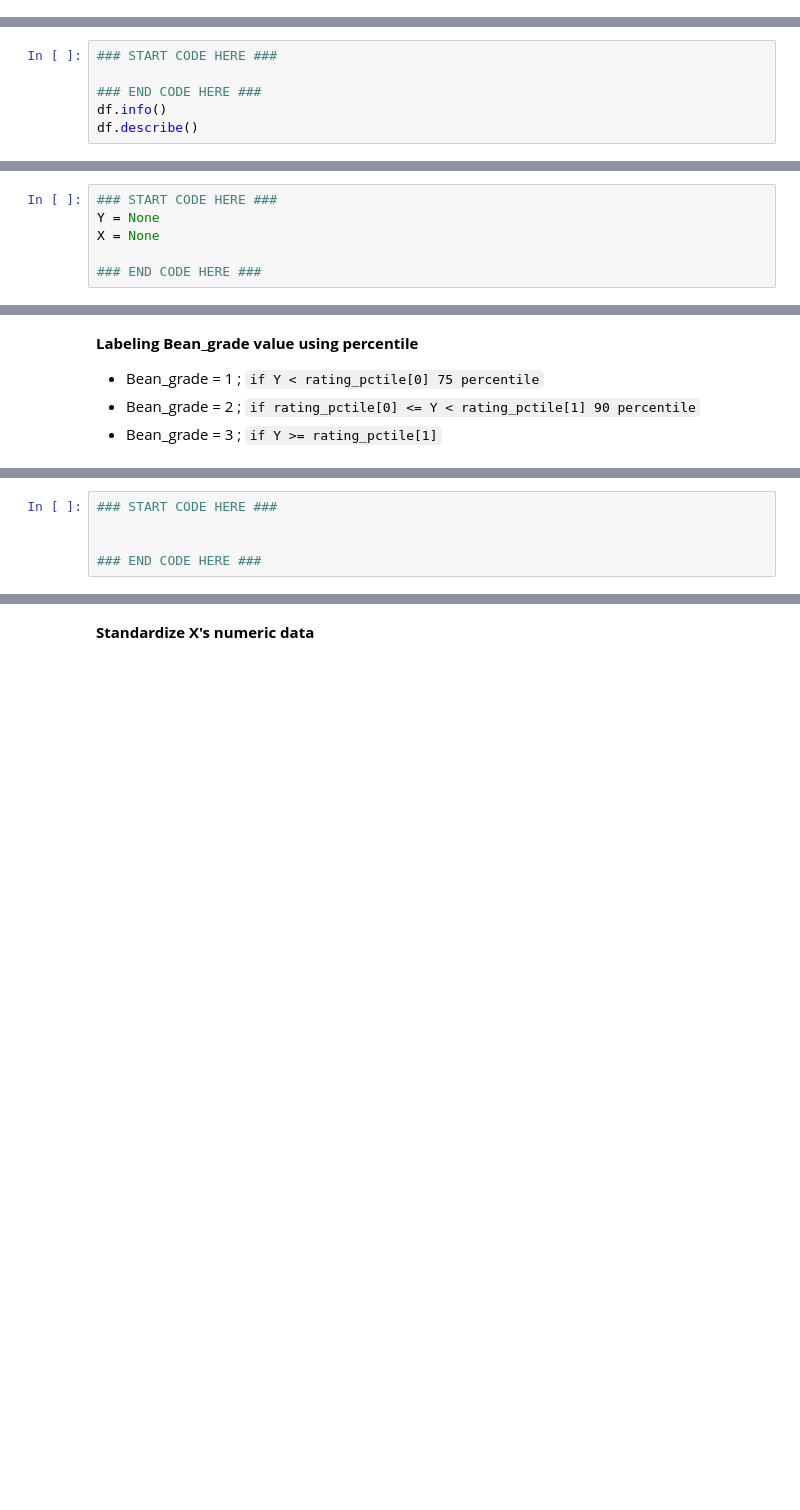
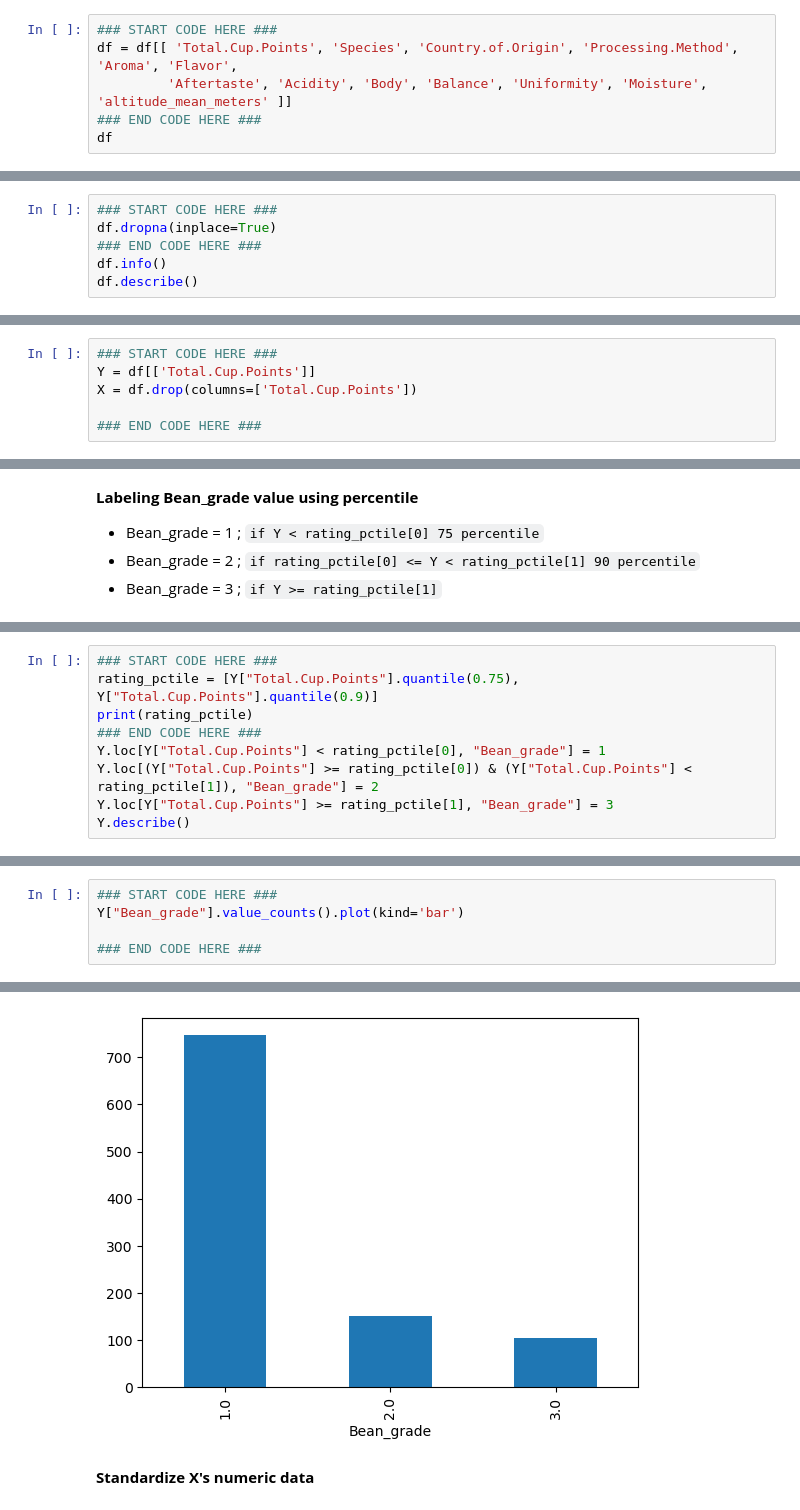
Before and after one commit to MrYellowSock/CE_MACHINE_LEARNING, a Jupyter notebook: Lab3/Lab3-3_Classification.ipynb, the cells around one changed output, grey strips where cells are left out. Cells and saved outputs as stored; diff of their text form; blank space fills up the shorter version.

```diff
--- a/Lab3/Lab3-3_Classification.ipynb
+++ b/Lab3/Lab3-3_Classification.ipynb
@@ -18,0 +24,6 @@ df
+# %%
+### START CODE HERE ###
+df = df[[ 'Total.Cup.Points', 'Species', 'Country.of.Origin', 'Processing.Method', 'Aroma', 'Flavor',
+         'Aftertaste', 'Acidity', 'Body', 'Balance', 'Uniformity', 'Moisture', 'altitude_mean_meters' ]]
+### END CODE HERE ###
+df
@@ -20,7 +45,7 @@ df
 **Drop NA**
 # %%
 ### START CODE HERE ###
-
+df.dropna(inplace=True)
 ### END CODE HERE ###
 df.info()
 df.describe()
@@ -28,8 +83,8 @@ df.describe()
 Let's `Y` be  `Total.Cup.Points` and X be the rest except in  `Y`.
 # %%
 ### START CODE HERE ###
-Y = None
-X = None
+Y = df[['Total.Cup.Points']]
+X = df.drop(columns=['Total.Cup.Points'])
 
 ### END CODE HERE ###
 # %% [markdown]
@@ -62,0 +118,9 @@ Y.describe()
+# %%
+### START CODE HERE ###
+rating_pctile = [Y["Total.Cup.Points"].quantile(0.75), Y["Total.Cup.Points"].quantile(0.9)]
+print(rating_pctile)
+### END CODE HERE ###
+Y.loc[Y["Total.Cup.Points"] < rating_pctile[0], "Bean_grade"] = 1
+Y.loc[(Y["Total.Cup.Points"] >= rating_pctile[0]) & (Y["Total.Cup.Points"] < rating_pctile[1]), "Bean_grade"] = 2
+Y.loc[Y["Total.Cup.Points"] >= rating_pctile[1], "Bean_grade"] = 3
+Y.describe()
@@ -77,6 +157,7 @@ Y.describe()
 </details>
 # %%
 ### START CODE HERE ###
-
+Y["Bean_grade"].value_counts().plot(kind='bar')
 
 ### END CODE HERE ###
+# %% [output]
@@ -83,3 +165,4 @@ Y.describe()
+[figure, added]
 # %% [markdown]
 **Standardize X's numeric data**
 # %%
```
Also changed, not shown: parts of 30 cells of this notebook.
